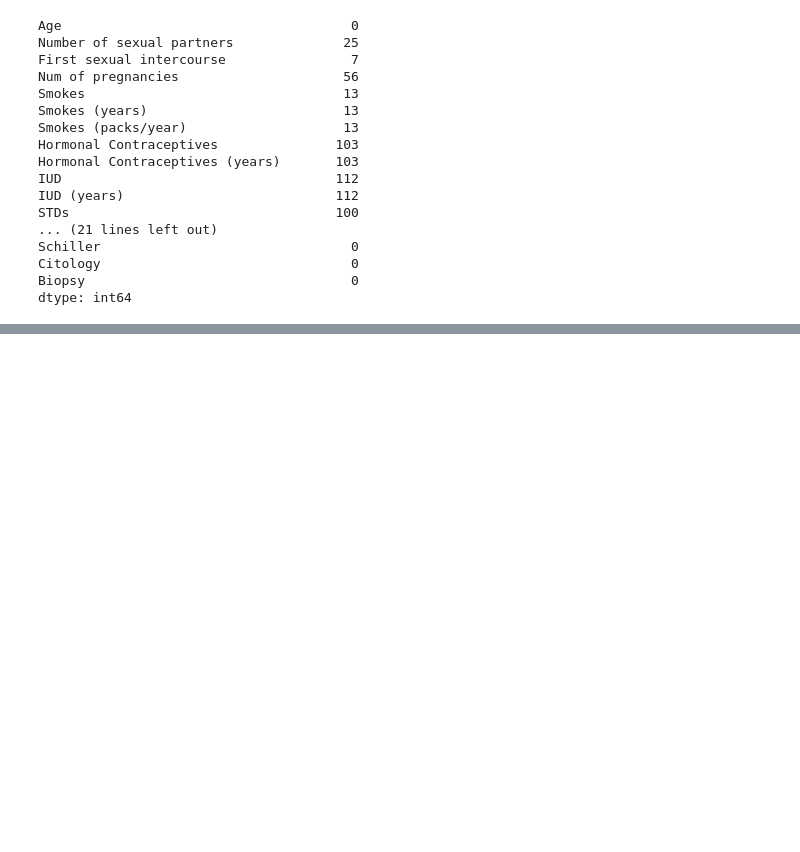
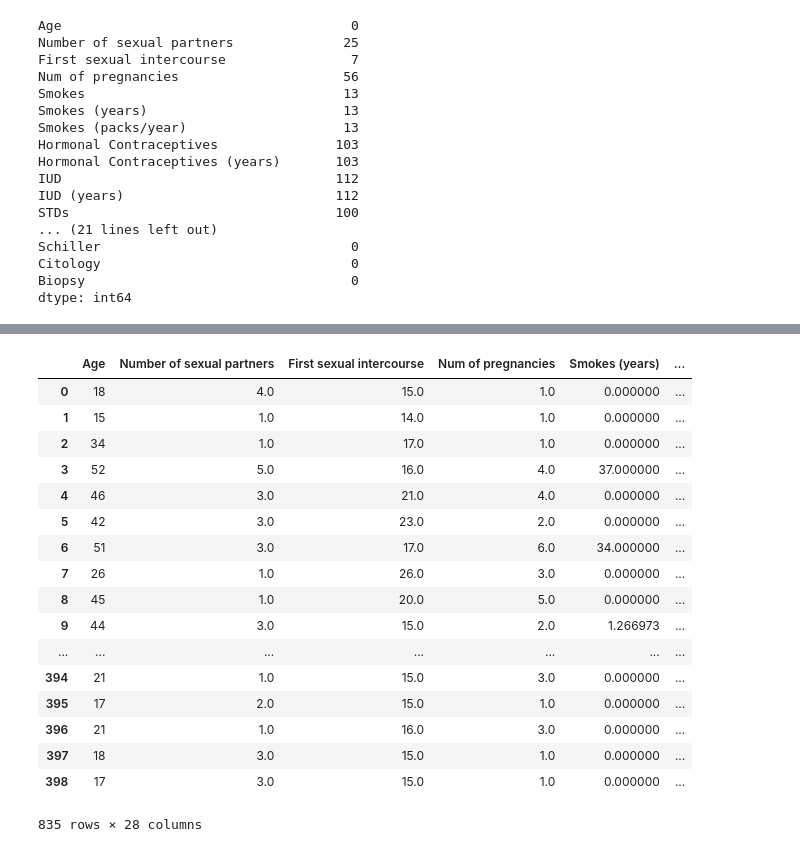
Before and after one commit to nandinibasu/ift6390_final_project, a Jupyter notebook: data_exploration.ipynb, the cells around one changed output, grey strips where cells are left out. Saved outputs shown, nothing was run; the diff lists cells and outputs as text; code cells hidden in the pictures; blank space fills up the shorter version.

```diff
--- a/data_exploration.ipynb
+++ b/data_exploration.ipynb
@@ -3,6 +3,8 @@ import pandas as pd
 import matplotlib.pyplot as plt
 import numpy as np
 import seaborn as sns
+import pandas
+pandas.set_option('display.max_rows', None)
 
 print("Heart Disease Dataset")
 heart_df = pd.read_csv('./data/heart-statlog/data/heart-statlog_csv.csv')
@@ -208,0 +211,75 @@ plt.show()
+# %%
+# Drop columns when there are too many missing data (STDs: Time since first/last diagnosis),
+# when there are dupplicate information in the table (e.g. "IUD" and "IUD (years)")
+# or when there are only negative event in the
+clean_cervical_df = cervical_df.drop([
+    "STDs: Time since first diagnosis",
+    "STDs: Time since last diagnosis",
+    "STDs",
+    "IUD",
+    "Smokes",
+    "Hormonal Contraceptives",
+    "STDs:AIDS",
+    "STDs:cervical condylomatosis",
+], axis=1)
+
+# Replace some missing values by 0. when the occurence is lower than 2%
+clean_cervical_df = clean_cervical_df.replace(
+    {
+        "STDs:condylomatosis": np.nan,
+        "STDs:vaginal condylomatosis": np.nan,
+        "STDs:vulvo-perineal condylomatosis": np.nan,
+        "STDs:syphilis": np.nan,
+        "STDs:pelvic inflammatory disease": np.nan,
+        "STDs:genital herpes": np.nan,
+        "STDs:molluscum contagiosum": np.nan,
+        "STDs:HIV": np.nan,
+        "STDs:Hepatitis B": np.nan,
+        "STDs:HPV": np.nan
+    }, 0.)
+
+# Replace some missing values by the median
+clean_cervical_df = clean_cervical_df.replace(
+    {
+        "Number of sexual partners": np.nan,
+        "First sexual intercourse": np.nan,
+        "Num of pregnancies": np.nan,
+        "Smokes (years)": np.nan,
+        "Smokes (packs/year)": np.nan,
+        "Hormonal Contraceptives (years)": np.nan,
+        "IUD (years)": np.nan,
+        "STDs (number)": np.nan,
+    },
+    {
+        "Number of sexual partners": clean_cervical_df["Number of sexual partners"].median(),
+        "First sexual intercourse":  clean_cervical_df["First sexual intercourse"].median(),
+         "Num of pregnancies":  clean_cervical_df["Num of pregnancies"].median(),
+        "Smokes (years)":  clean_cervical_df["Smokes (years)"].median(),
+        "Smokes (packs/year)":  clean_cervical_df["Smokes (packs/year)"].median(),
+        "Hormonal Contraceptives (years)":  clean_cervical_df["Hormonal Contraceptives (years)"].median(),
+        "IUD (years)":  clean_cervical_df["IUD (years)"].median(),
+        "STDs (number)":  clean_cervical_df["STDs (number)"].median(),
+    }
+)
+
+
+clean_cervical_df
+# %% [output]
+|  | Age | Number of sexual partners | First sexual intercourse | Num of pregnancies | Smokes (years) | ... |
+| 0 | 18 | 4.0 | 15.0 | 1.0 | 0.000000 | ... |
+| 1 | 15 | 1.0 | 14.0 | 1.0 | 0.000000 | ... |
+| 2 | 34 | 1.0 | 17.0 | 1.0 | 0.000000 | ... |
+| 3 | 52 | 5.0 | 16.0 | 4.0 | 37.000000 | ... |
+| 4 | 46 | 3.0 | 21.0 | 4.0 | 0.000000 | ... |
+| 5 | 42 | 3.0 | 23.0 | 2.0 | 0.000000 | ... |
+| 6 | 51 | 3.0 | 17.0 | 6.0 | 34.000000 | ... |
+| 7 | 26 | 1.0 | 26.0 | 3.0 | 0.000000 | ... |
+| 8 | 45 | 1.0 | 20.0 | 5.0 | 0.000000 | ... |
+| 9 | 44 | 3.0 | 15.0 | 2.0 | 1.266973 | ... |
+| ... | ... | ... | ... | ... | ... | ... |
+| 394 | 21 | 1.0 | 15.0 | 3.0 | 0.000000 | ... |
+| 395 | 17 | 2.0 | 15.0 | 1.0 | 0.000000 | ... |
+| 396 | 21 | 1.0 | 16.0 | 3.0 | 0.000000 | ... |
+| 397 | 18 | 3.0 | 15.0 | 1.0 | 0.000000 | ... |
+| 398 | 17 | 3.0 | 15.0 | 1.0 | 0.000000 | ... |
+835 rows × 28 columns
```
Also changed, not shown: parts of 7 cells of this notebook.
